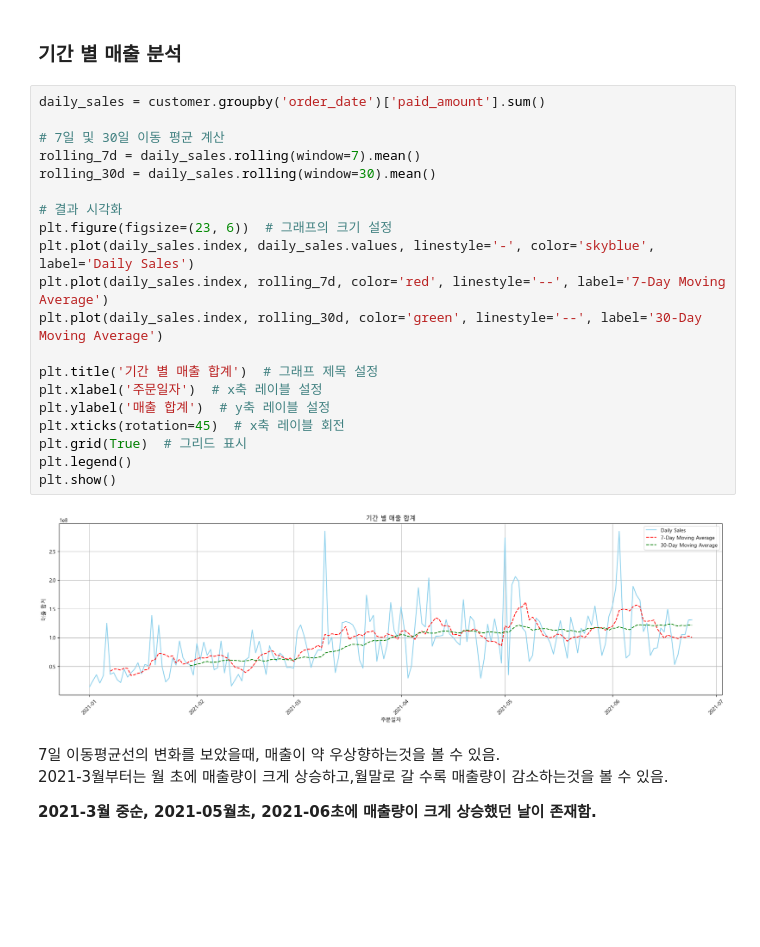
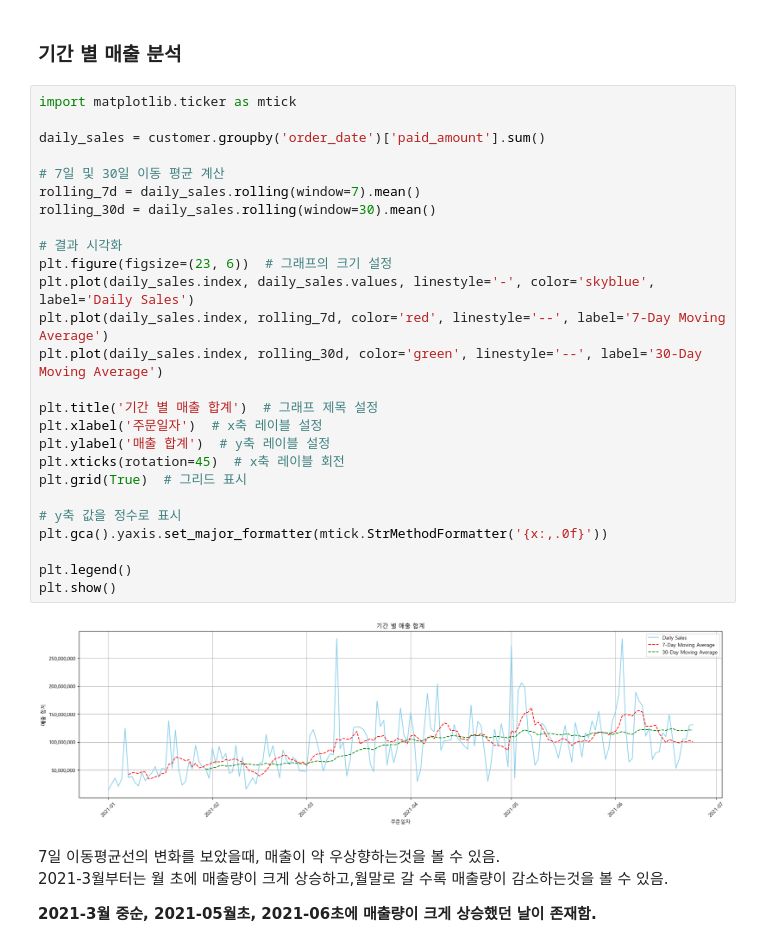
Before and after one commit to 99echoo/Data-Analysis-Portfolio, a Jupyter notebook: 쇼핑몰 이용 고객 데이터 LTV(고객 생애가치)증진 전략/쇼핑몰 플랫폼 분석 - RFM.ipynb, the cells around one changed output. Cells and saved outputs as stored; diff of their text form; blank space fills up the shorter version.

```diff
--- a/쇼핑몰 이용 고객 데이터 LTV(고객 생애가치)증진 전략/쇼핑몰 플랫폼 분석 - RFM.ipynb
+++ b/쇼핑몰 이용 고객 데이터 LTV(고객 생애가치)증진 전략/쇼핑몰 플랫폼 분석 - RFM.ipynb
@@ -260,27 +259,33 @@ customer_1
 # %% [markdown]
 ### 기간 별 매출 분석
 # %%
+import matplotlib.ticker as mtick
+
 daily_sales = customer.groupby('order_date')['paid_amount'].sum()
 
 # 7일 및 30일 이동 평균 계산
 rolling_7d = daily_sales.rolling(window=7).mean()
 rolling_30d = daily_sales.rolling(window=30).mean()
 
 # 결과 시각화
 plt.figure(figsize=(23, 6))  # 그래프의 크기 설정
 plt.plot(daily_sales.index, daily_sales.values, linestyle='-', color='skyblue', label='Daily Sales')
 plt.plot(daily_sales.index, rolling_7d, color='red', linestyle='--', label='7-Day Moving Average')
 plt.plot(daily_sales.index, rolling_30d, color='green', linestyle='--', label='30-Day Moving Average')
 
 plt.title('기간 별 매출 합계')  # 그래프 제목 설정
 plt.xlabel('주문일자')  # x축 레이블 설정
 plt.ylabel('매출 합계')  # y축 레이블 설정
 plt.xticks(rotation=45)  # x축 레이블 회전
 plt.grid(True)  # 그리드 표시
+
+# y축 값을 정수로 표시
+plt.gca().yaxis.set_major_formatter(mtick.StrMethodFormatter('{x:,.0f}'))
+
 plt.legend()
 plt.show()
 # %% [output]
-[figure, old version]
+[figure, new version]
 # %% [markdown]
 7일 이동평균선의 변화를 보았을때, 매출이 약 우상향하는것을 볼 수 있음.\
 2021-3월부터는 월 초에 매출량이 크게 상승하고,월말로 갈 수록 매출량이 감소하는것을 볼 수 있음.
```
Also changed, not shown: parts of 2 cells of this notebook.
